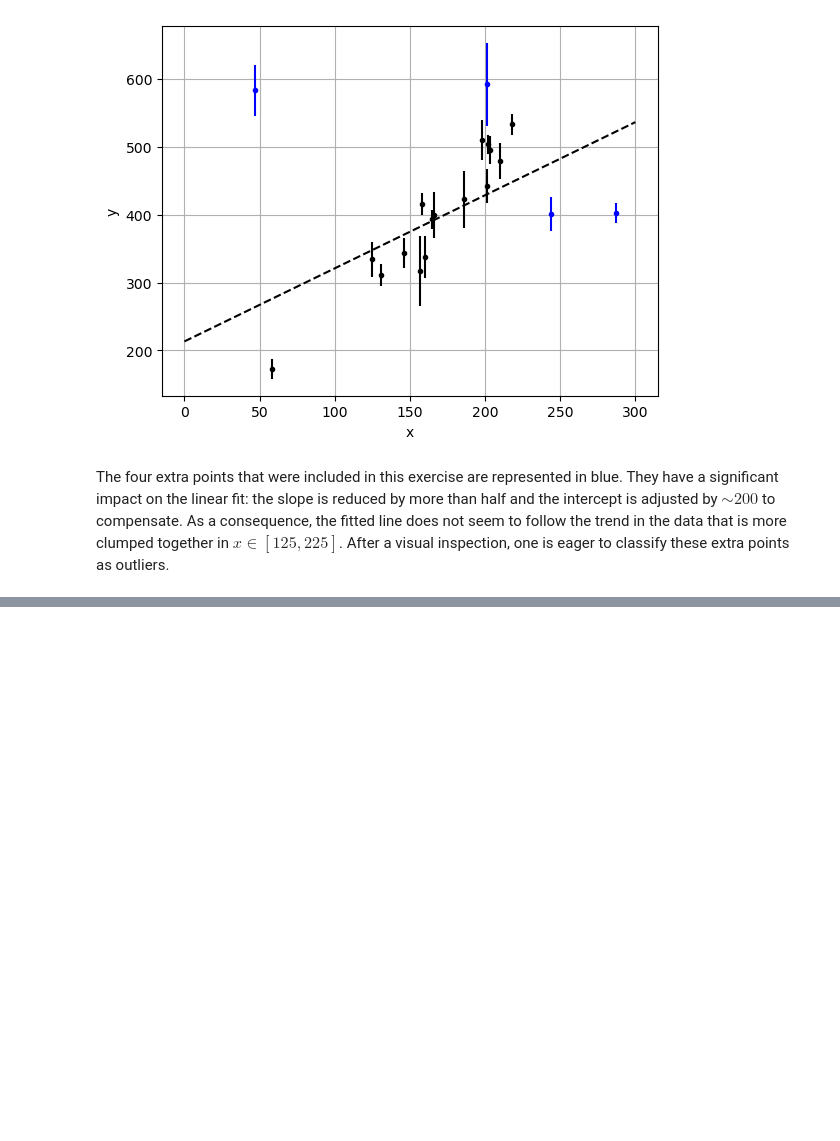
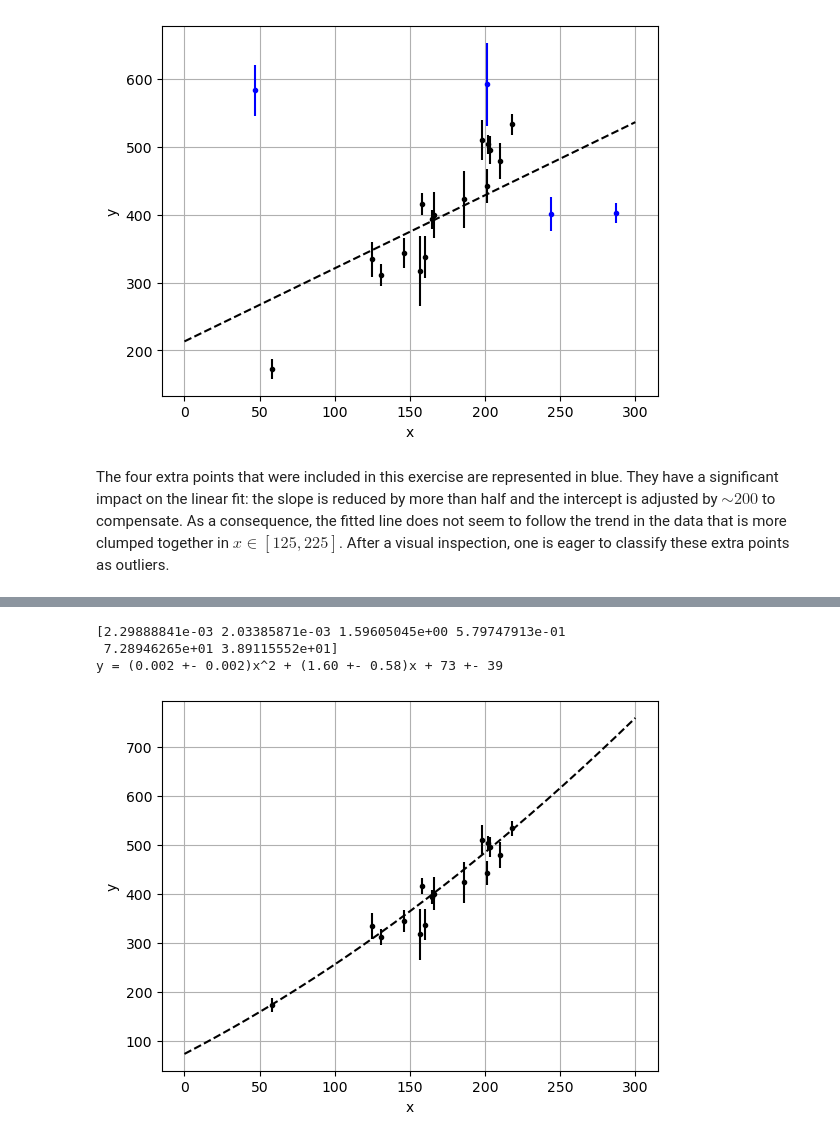
Before and after one commit to binado/fitaline, a Jupyter notebook: fitaline.ipynb, the cells around one changed output, grey strips where cells are left out. Saved outputs shown, nothing was run; the diff lists cells and outputs as text; code cells hidden in the pictures; blank space fills up the shorter version.

```diff
--- a/fitaline.ipynb
+++ b/fitaline.ipynb
@@ -77,0 +87,27 @@ The four extra points that were included in this exercise are represented in blu
+# %%
+def n_dim_least_squares(x, y, sigma_y, n=2):
+    A = np.vander(x, n)
+    inv_cov = np.diag(1 / sigma_y ** 2)
+    A_reduced_dim = A.T @ inv_cov @ A
+    param_cov = np.linalg.inv(A_reduced_dim)
+    params = np.linalg.solve(A_reduced_dim, A.T @ inv_cov @ y)
+    return params, np.sqrt(np.diagonal(param_cov))
+
+params, param_cov  = n_dim_least_squares(x[4:], y[4:], sigma_y[4:], 3)
+y_fit = np.vander(x_fit, 3) @ params
+
+param_matrix = np.array([params, param_cov]).T.flatten()
+print(param_matrix)
+
+print("y = ({:.3f} +- {:.3f})x^2 + ({:.2f} +- {:.2f})x + {:.0f} +- {:.0f}".format(*param_matrix))
+plt.errorbar(x[4:], y[4:], yerr=sigma_y[4:], fmt=".k")
+plt.plot(x_fit, y_fit, ls='--', c='k')
+plt.grid()
+plt.xlabel('x')
+plt.ylabel('y')
+plt.show()
+# %% [output]
+[2.29888841e-03 2.03385871e-03 1.59605045e+00 5.79747913e-01
+ 7.28946265e+01 3.89115552e+01]
+y = (0.002 +- 0.002)x^2 + (1.60 +- 0.58)x + 73 +- 39
+[figure, added]
```
Also changed, not shown: parts of 1 cell of this notebook.
